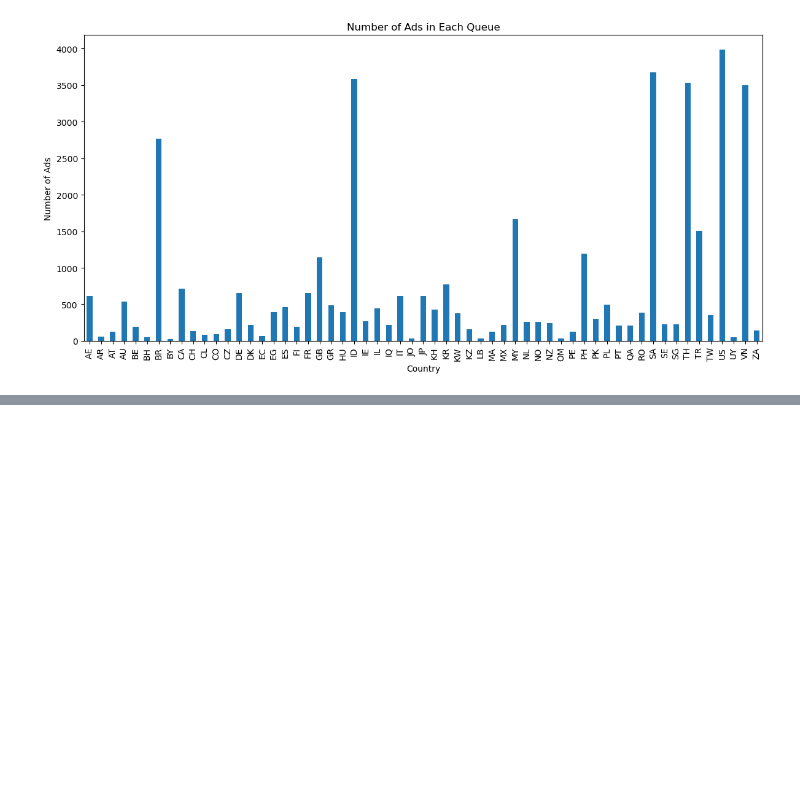
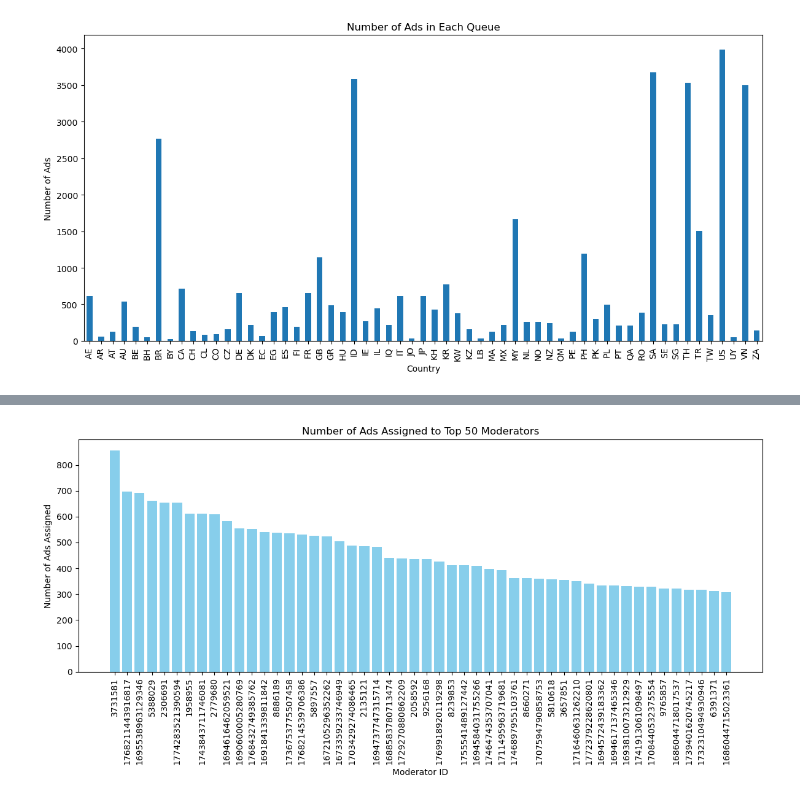
Before and after one commit to tanjoash/tiktok-hackathon, a Jupyter notebook: raynard/queue_priority.ipynb, the cells around one changed output, grey strips where cells are left out. Saved outputs shown, nothing was run; the diff lists cells and outputs as text; code cells hidden in the pictures; blank space fills up the shorter version.

```diff
--- a/raynard/queue_priority.ipynb
+++ b/raynard/queue_priority.ipynb
@@ -73,0 +183,24 @@ plt.show()
+# %%
+# Converting all moderator IDs to strings
+mod_assignment_counts_str = {str(int(mod)): count for mod, count in mod_assignment_counts.items()}
+
+# Sorting the dictionary by the number of ads assigned to each moderator in descending order and getting the top 50
+sorted_mod_assignment_counts_str = {k: v for k, v in sorted(mod_assignment_counts_str.items(), key=lambda item: item[1], reverse=True)}
+top_50_mods_str = list(sorted_mod_assignment_counts_str.keys())[:50]
+top_50_assignment_counts_str = list(sorted_mod_assignment_counts_str.values())[:50]
+
+# Creating a bar plot for the top 50 moderators
+plt.figure(figsize=(12, 6))
+plt.bar(top_50_mods_str, top_50_assignment_counts_str, color='skyblue')
+
+# Adding titles and labels
+plt.title('Number of Ads Assigned to Top 50 Moderators')
+plt.xlabel('Moderator ID')
+plt.ylabel('Number of Ads Assigned')
+plt.xticks(rotation=90)
+
+# Displaying the plot
+plt.tight_layout()
+plt.show()
+# %% [output]
+[figure, added]
```
Also changed, not shown: parts of 4 cells of this notebook, 2 other files.
